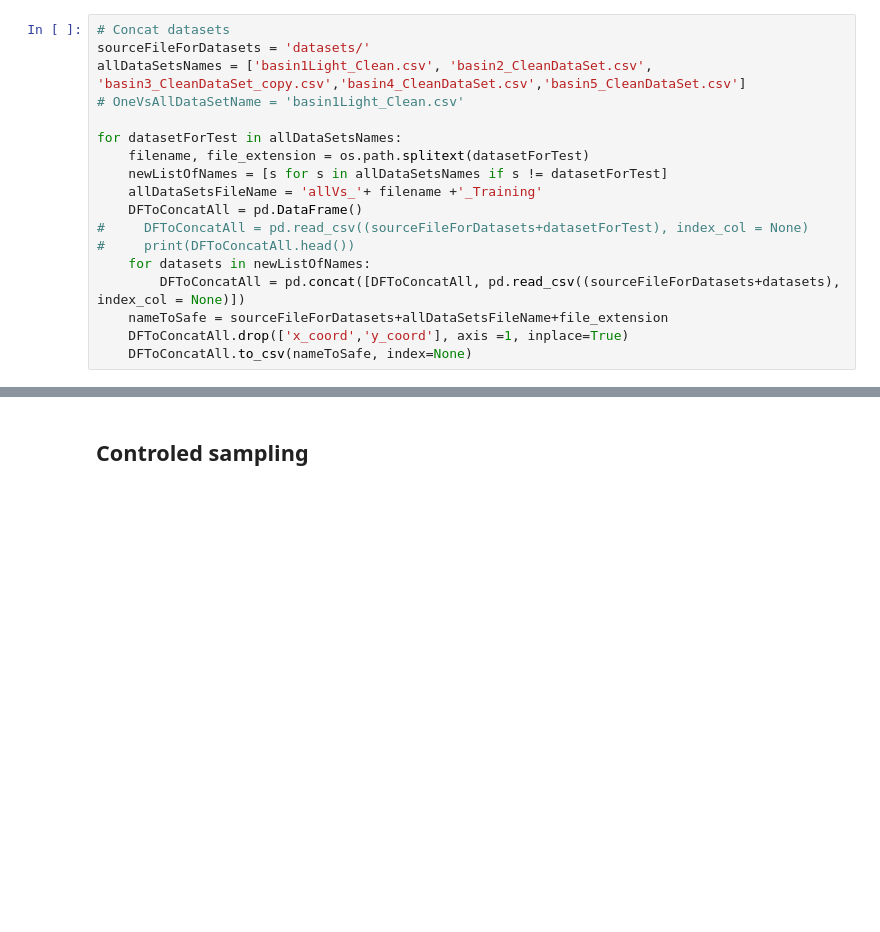
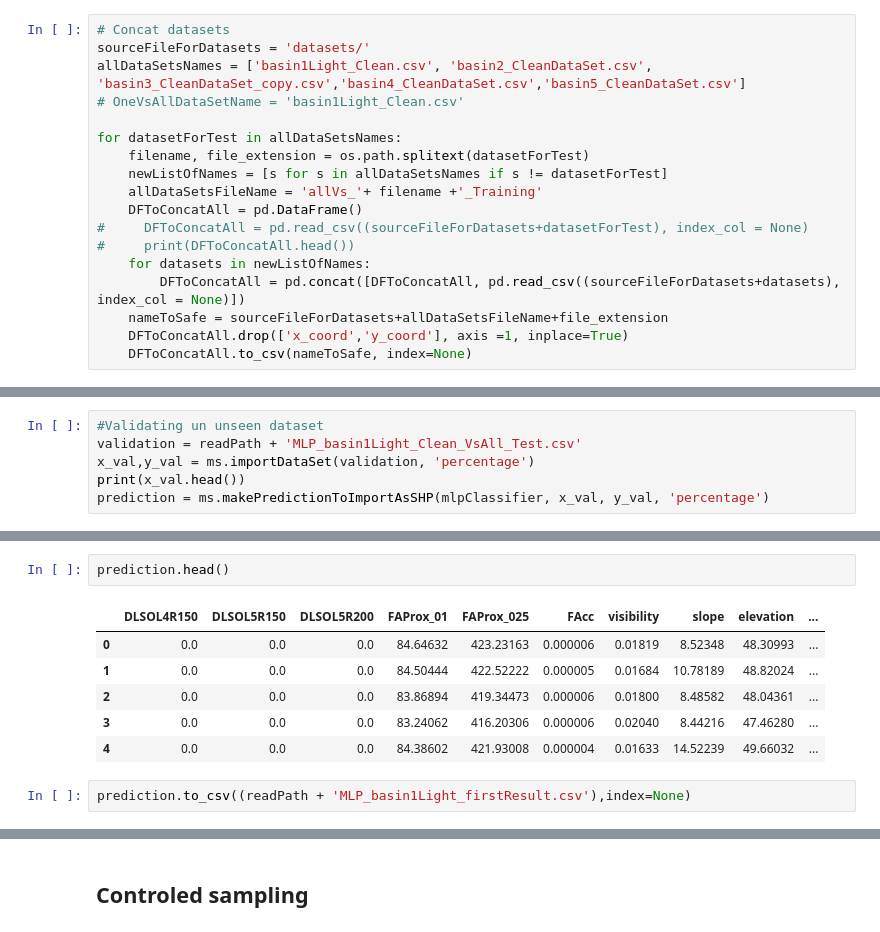
Before and after one commit to Abdielfer/FloodProbabRNCanAbd, a Jupyter notebook: main.ipynb, the cells around one changed output, grey strips where cells are left out. Saved outputs shown, nothing was run; the diff lists cells and outputs as text; blank space fills up the shorter version.

```diff
--- a/main.ipynb
+++ b/main.ipynb
@@ -149,0 +210,6 @@ for datasetForTest in allDataSetsNames:
+# %%
+#Validating un unseen dataset
+validation = readPath + 'MLP_basin1Light_Clean_VsAll_Test.csv'
+x_val,y_val = ms.importDataSet(validation, 'percentage')
+print(x_val.head())
+prediction = ms.makePredictionToImportAsSHP(mlpClassifier, x_val, y_val, 'percentage')
@@ -149,0 +230,11 @@ for datasetForTest in allDataSetsNames:
+# %%
+prediction.head()
+# %% [output]
+|  | DLSOL4R150 | DLSOL5R150 | DLSOL5R200 | FAProx_01 | FAProx_025 | FAcc | visibility | slope | elevation | ... |
+| 0 | 0.0 | 0.0 | 0.0 | 84.64632 | 423.23163 | 0.000006 | 0.01819 | 8.52348 | 48.30993 | ... |
+| 1 | 0.0 | 0.0 | 0.0 | 84.50444 | 422.52222 | 0.000005 | 0.01684 | 10.78189 | 48.82024 | ... |
+| 2 | 0.0 | 0.0 | 0.0 | 83.86894 | 419.34473 | 0.000006 | 0.01800 | 8.48582 | 48.04361 | ... |
+| 3 | 0.0 | 0.0 | 0.0 | 83.24062 | 416.20306 | 0.000006 | 0.02040 | 8.44216 | 47.46280 | ... |
+| 4 | 0.0 | 0.0 | 0.0 | 84.38602 | 421.93008 | 0.000004 | 0.01633 | 14.52239 | 49.66032 | ... |
+# %%
+prediction.to_csv((readPath + 'MLP_basin1Light_firstResult.csv'),index=None)
```
Also changed, not shown: parts of 10 cells of this notebook, 3 other files.
